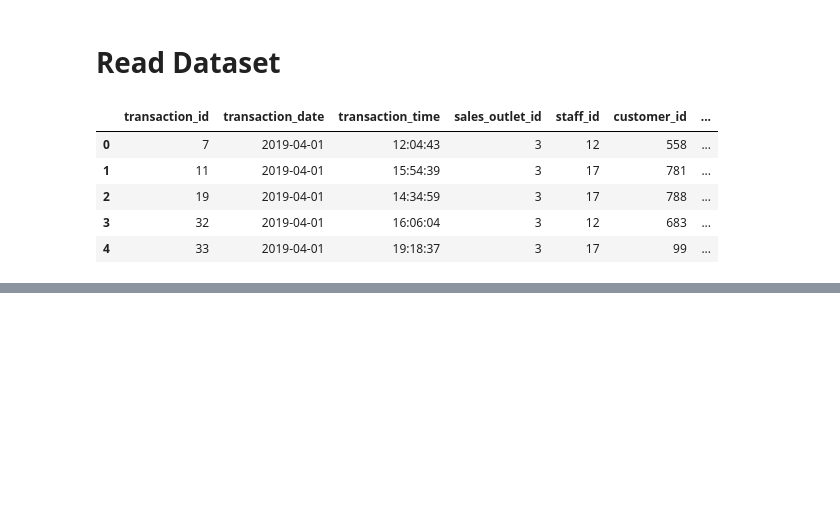
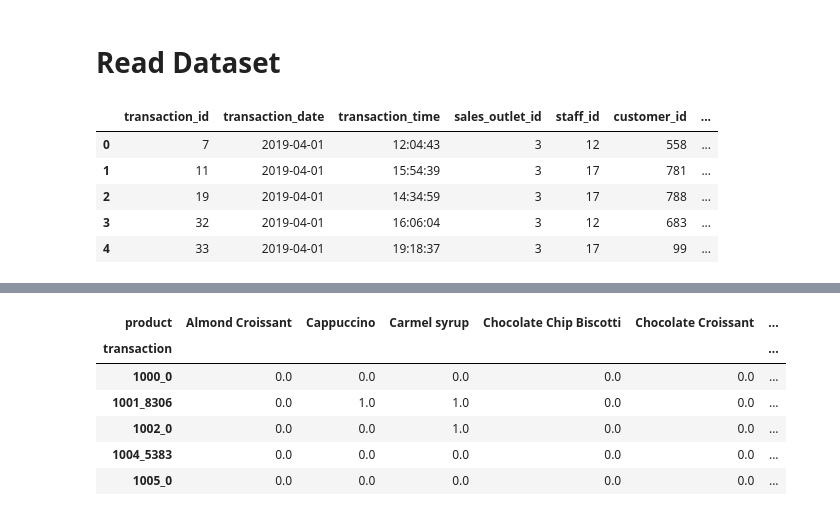
Before and after one commit to KareemEmad1/Coffee_Shop, a Jupyter notebook: python_code/recommendation_engine_training.ipynb, the cells around one changed output, grey strips where cells are left out. Saved outputs shown, nothing was run; the diff lists cells and outputs as text; code cells hidden in the pictures; blank space fills up the shorter version.

```diff
--- a/python_code/recommendation_engine_training.ipynb
+++ b/python_code/recommendation_engine_training.ipynb
@@ -15,0 +132,3 @@ sales_receipts.head()
+# %%
+number_of_items_for_each_transaction = dataset['transaction'].value_counts().reset_index()
+number_of_items_for_each_transaction.head()
@@ -15,0 +158,3 @@ sales_receipts.head()
+# %%
+valid_transactions = number_of_items_for_each_transaction[(number_of_items_for_each_transaction['count'] > 1)]['transaction'].tolist()
+valid_transactions[:10]
@@ -15,0 +172,2 @@ sales_receipts.head()
+# %%
+dataset = dataset[dataset['transaction'].isin(valid_transactions)]
@@ -15,0 +233,11 @@ sales_receipts.head()
+# %%
+my_basket = train_basket.pivot_table(index="transaction", columns="product", values="Count").fillna(0)
+my_basket.head()
+# %% [output]
+| product | Almond Croissant | Cappuccino | Carmel syrup | Chocolate Chip Biscotti | Chocolate Croissant | ... |
+| transaction |  |  |  |  |  | ... |
+| 1000_0 | 0.0 | 0.0 | 0.0 | 0.0 | 0.0 | ... |
+| 1001_8306 | 0.0 | 1.0 | 1.0 | 0.0 | 0.0 | ... |
+| 1002_0 | 0.0 | 0.0 | 1.0 | 0.0 | 0.0 | ... |
+| 1004_5383 | 0.0 | 0.0 | 0.0 | 0.0 | 0.0 | ... |
+| 1005_0 | 0.0 | 0.0 | 0.0 | 0.0 | 0.0 | ... |
```
Also changed, not shown: parts of 41 cells of this notebook, 2 other files.
